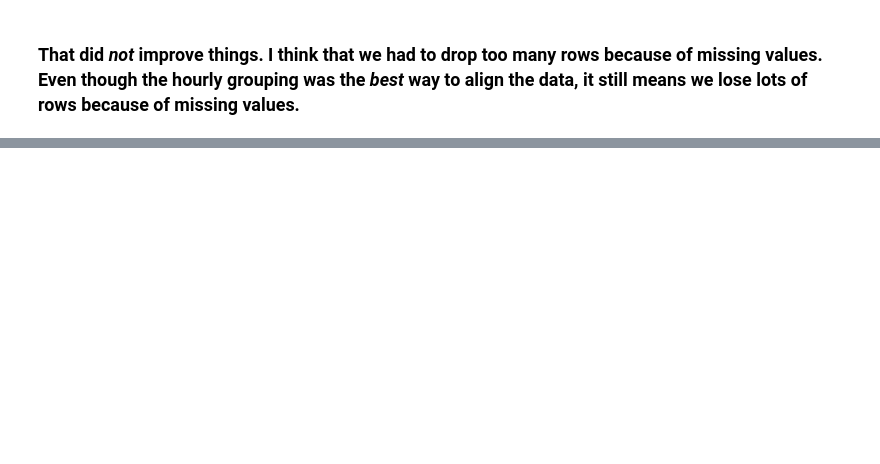
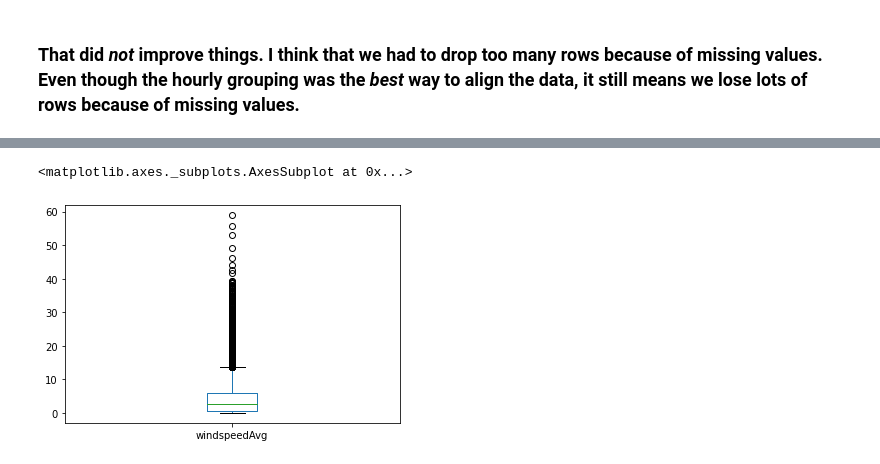
Before and after one commit to riverdogcabin/PSDS4900, a Jupyter notebook: wu_observation_modeling.ipynb, the cells around one changed output, grey strips where cells are left out. Cells and saved outputs as stored; diff of their text form; code cells hidden in the pictures; blank space fills up the shorter version.

```diff
--- a/wu_observation_modeling.ipynb
+++ b/wu_observation_modeling.ipynb
@@ -155,0 +159,6 @@ print(scores)
+# %%
+# backing up, taking another look at the distribution of windspeedAvg
+df.windspeedAvg.plot(kind='box')
+# %% [output]
+<matplotlib.axes._subplots.AxesSubplot at 0x...>
+[figure, added]
```
Also changed, not shown: parts of 13 cells of this notebook.
